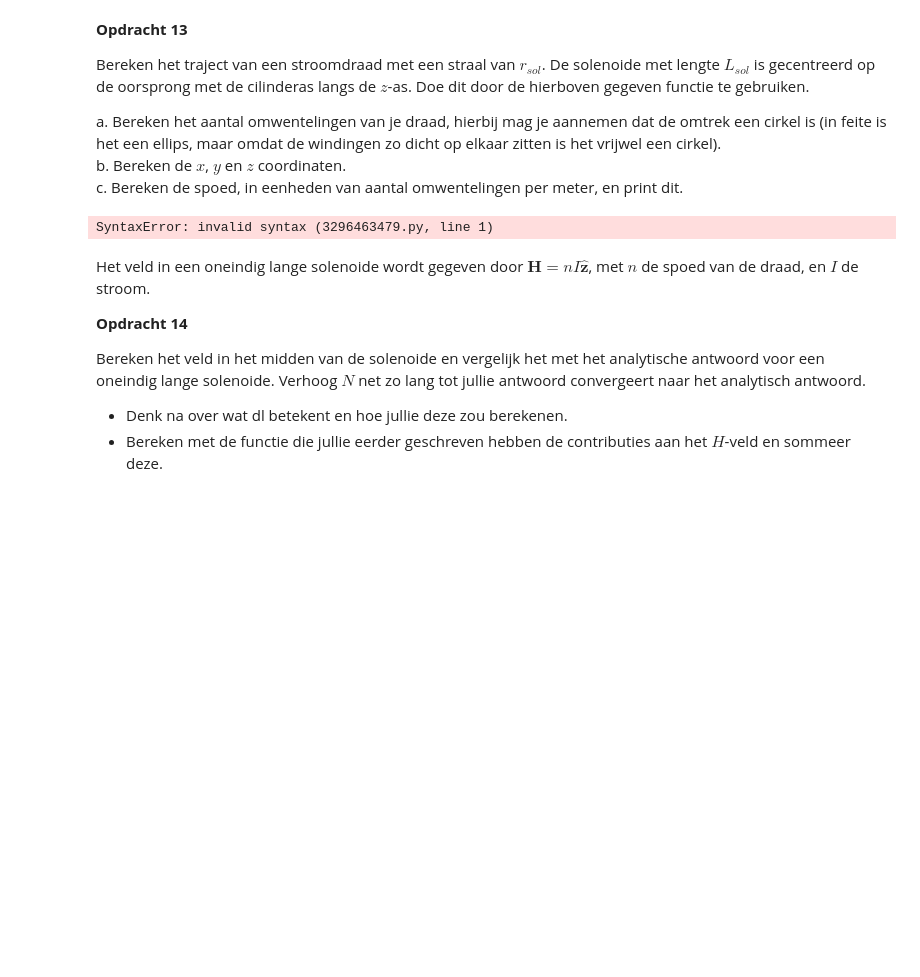
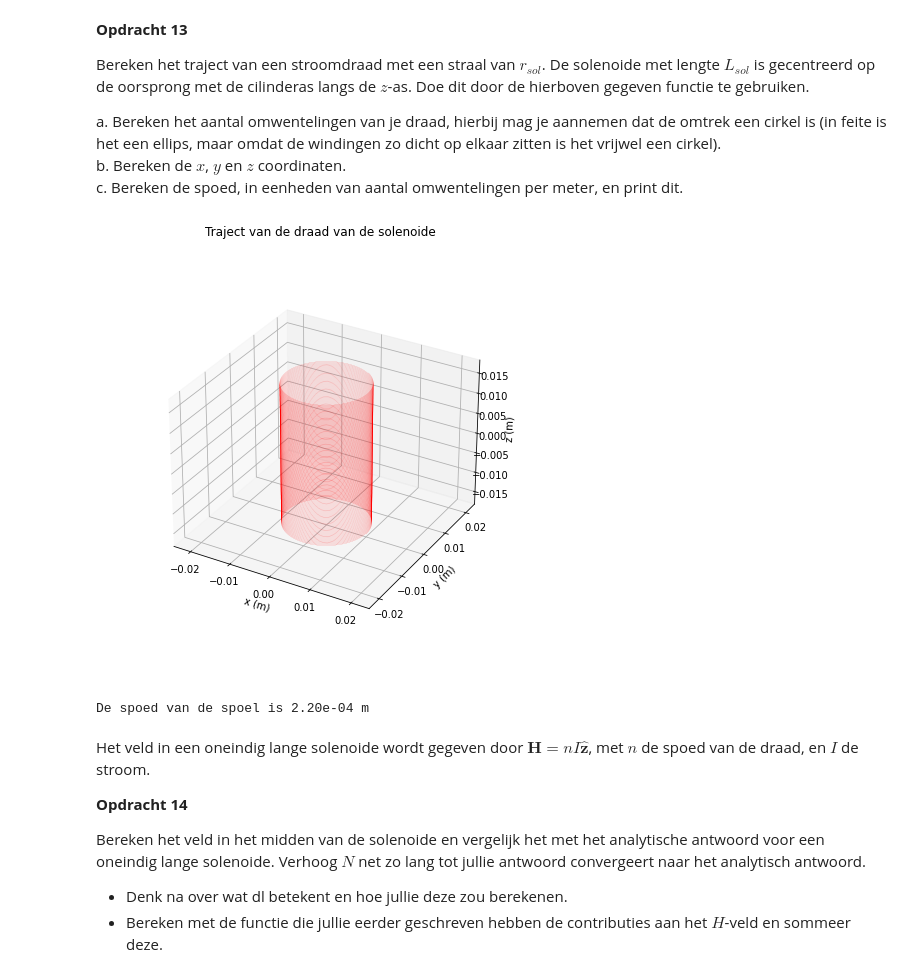
Before and after one commit to oprelo/opdrachten-DEF-D, a Jupyter notebook: DigitaleOntwerpopdrachten/2KrachtactuatorOpdracht/2KrachtactuatorOpdracht/KrachtactuatorOpdracht.ipynb, the cells around one changed output. Saved outputs shown, nothing was run; the diff lists cells and outputs as text; code cells hidden in the pictures; blank space fills up the shorter version.

```diff
--- a/DigitaleOntwerpopdrachten/2KrachtactuatorOpdracht/2KrachtactuatorOpdracht/KrachtactuatorOpdracht.ipynb
+++ b/DigitaleOntwerpopdrachten/2KrachtactuatorOpdracht/2KrachtactuatorOpdracht/KrachtactuatorOpdracht.ipynb
@@ -292,19 +329,28 @@ a. Bereken het aantal omwentelingen van je draad, hierbij mag je aannemen dat de
 b. Bereken de $x$, $y$ en $z$ coordinaten.\
 c. Bereken de spoed, in eenheden van aantal omwentelingen per meter, en print dit.
 # %%
-l_draad = # Lengte draad
-r_sol = # Straal solenoide
-L_sol = # Lengte solenoide
-N = # Aantal wikkeling
+l_draad = 10 # Lengte draad
+r_sol = 0.01 # Straal solenoide
+L_sol = 0.035 # Lengte solenoide
+N = 10000 # Aantal wikkeling
+N_wikkeling = l_draad/(2*np.pi*r_sol)
+
+x,y,z =  parametrisatie(N,r_sol,N_wikkeling,L_sol)
 
 # Enkele plots
-ax=plt.figure().add_subplot(projection='3d')
+ax=plt.figure(figsize=(15,8)).add_subplot(projection='3d')
 plt.title('Traject van de draad van de solenoide')
 plt.plot(x, y, z, '-r', linewidth=0.1)
+ax.set_aspect('equal')
 ax.set_box_aspect(aspect=None, zoom=0.8)
 ax.set_xlabel('x (m)'), ax.set_ylabel('y (m)'), ax.set_zlabel('z (m)')
+plt.show()
+
+spoed = L_sol/N_wikkeling
+print(f'De spoed van de spoel is {spoed:.2e} m')
 # %% [output]
+[figure, added]
-SyntaxError: invalid syntax (3296463479.py, line 1)
+De spoed van de spoel is 2.20e-04 m
 # %% [markdown]
 Het veld in een oneindig lange solenoide wordt gegeven door $\mathbf{H} = n I \hat{\mathbf{z}}$, met $n$ de spoed van de draad, en $I$ de stroom.
 
```
Also changed, not shown: parts of 4 cells of this notebook.
